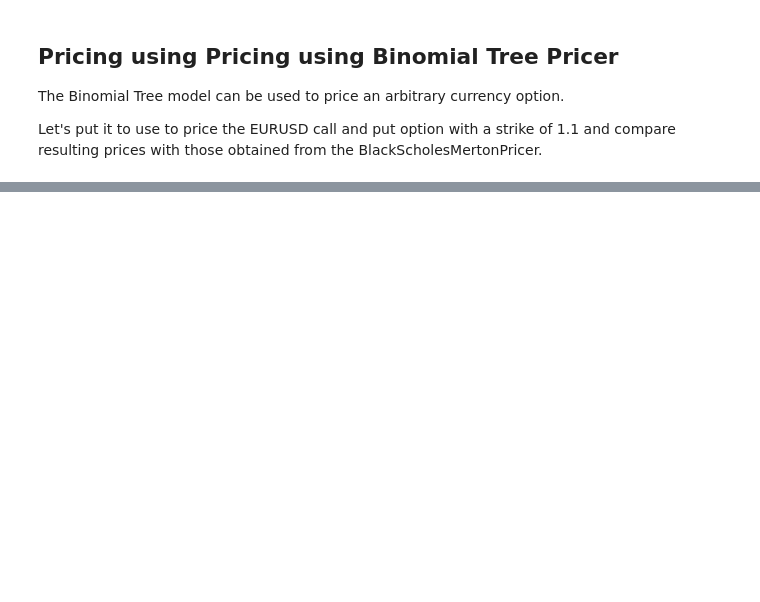
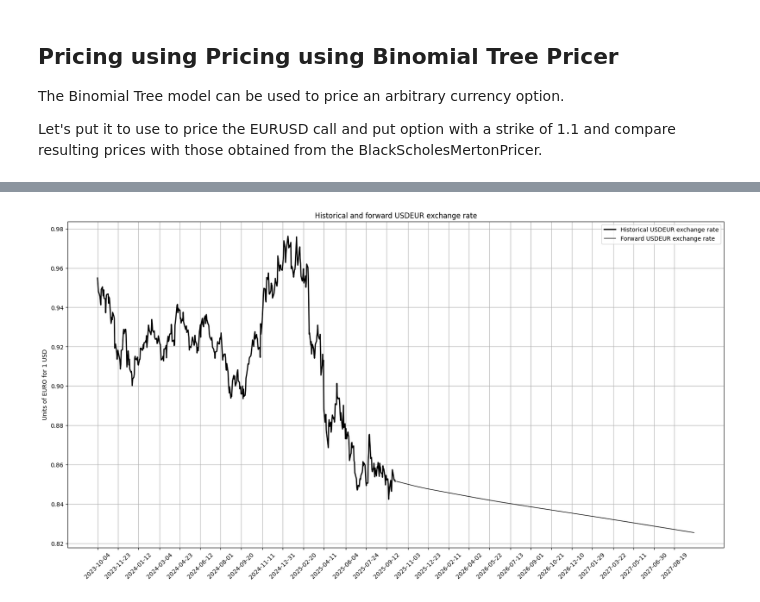
Before and after one commit to ilchen/options-pricing, a Jupyter notebook: fx-options-pricing-example.ipynb, the cells around one changed output, grey strips where cells are left out. Drawn from its saved outputs; the diff is of its cells as text; code cells hidden in the pictures; blank space fills up the shorter version.

```diff
--- a/fx-options-pricing-example.ipynb
+++ b/fx-options-pricing-example.ipynb
@@ -218,0 +247,15 @@ Price difference between Black-Scholes-Merton and Binomial Treee pricers for put
+# %%
+fig = plt.figure(figsize=(20, 10))
+ax = fig.add_subplot(1, 1, 1)
+ax.plot(asset_prices.index, 1. / asset_prices, label='Historical USDEUR exchange rate', linewidth=2, color='k')
+
+ax.plot(x, 1. / fwd_fx_rate, label='Forward USDEUR exchange rate', linewidth=1, color='k')
+ax.legend()
+ax.grid(True)
+ax.set_title('Historical and forward USDEUR exchange rate')
+x_axis = asset_prices.index.to_list() + x.to_list()
+ax.set_xticks(x_axis[::36])
+ax.set_xticklabels(list(map(lambda x: x.strftime('%Y-%m-%d'), x_axis[::36])), rotation=45)
+_ = ax.set_ylabel("Units of EURO for 1 USD")
+# %% [output]
+[figure, added]
```
Also changed, not shown: parts of 18 cells of this notebook.
